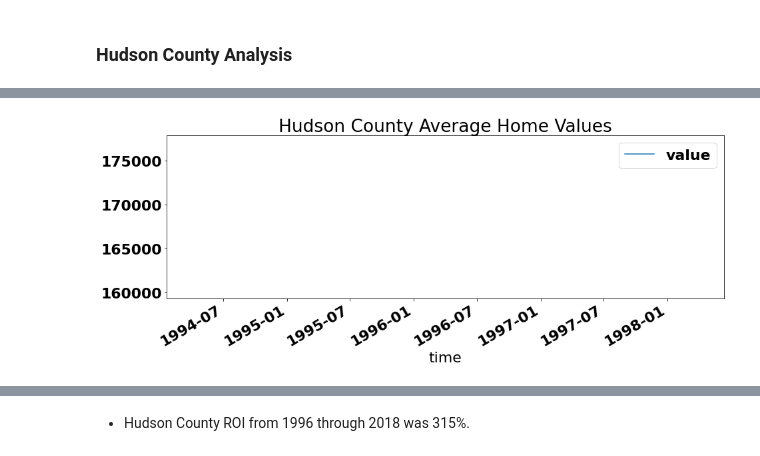
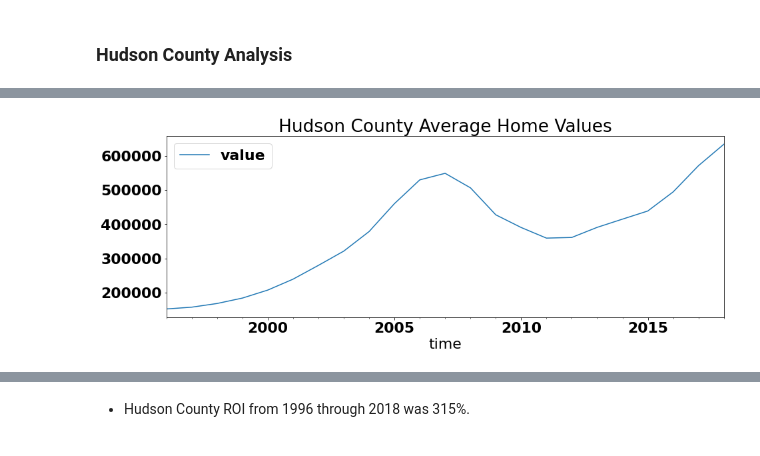
Before and after one commit to jmg0144/Zillow-Time-Series-Analysis, a Jupyter notebook: zillow-time-series-analysis.ipynb, the cells around one changed output, grey strips where cells are left out. Cells and saved outputs as stored; diff of their text form; code cells hidden in the pictures.

```diff
--- a/zillow-time-series-analysis.ipynb
+++ b/zillow-time-series-analysis.ipynb
@@ -156,5 +156,10 @@ memory usage: 9.1+ MB
 nj_df['RegionID'] = nj_df['RegionID'].astype(str)
 nj_df['RegionName'] = nj_df['RegionName'].astype(str)
 nj_df['SizeRank'] = nj_df['SizeRank'].astype(str)
+# %%
+def plot_values(df, title):
+#Plot the average annual home values of a dataframe
+    df.resample(rule='A').mean().plot(figsize=(15,5))
+    plt.title(title);
 # %%
 #Plot NJ average home values
@@ -186,11 +190,11 @@ ROLL = 12
 # %%
 # Creating rolling mean and std.
-nj_df['rolling_mean'] = nj_df['value'].rolling(window=ROLL).mean()
-nj_df['rolling_std'] = nj_df['value'].rolling(window=ROLL).std()
+#nj_df['rolling_mean'] = nj_df['value'].rolling(window=ROLL).mean()
+#nj_df['rolling_std'] = nj_df['value'].rolling(window=ROLL).std()
 
-fig, ax = plt.subplots(figsize=(12, 8))
-ax.plot(nj_df['value'], color='tab:blue', label='Value')
-ax.plot(nj_df['rolling_mean'], color='tab:orange', label='Rolling Mean')
-ax.plot(nj_df['rolling_std'], color='tab:green', label='Rolling Std')
-ax.legend()
-fig.tight_layout()
+#fig, ax = plt.subplots(figsize=(12, 8))
+#ax.plot(nj_df['value'], color='tab:blue', label='Value')
+#ax.plot(nj_df['rolling_mean'], color='tab:orange', label='Rolling Mean')
+#ax.plot(nj_df['rolling_std'], color='tab:green', label='Rolling Std')
+#ax.legend()
+#fig.tight_layout()
@@ -279,7 +263,9 @@ hudson_df
+# %%
+plot_values(hudson_df, 'Hudson County Average Home Values')
+# %% [output]
+[figure, added]
 # %%
-hudson_df.groupby('time').aggregate({'value':'mean'}).plot(figsize=(15,5))
-plt.title('Hudson County Average Home Values');
+#hudson_df.groupby('time').aggregate({'value':'mean'}).plot(figsize=(15,5))
+#plt.title('Hudson County Average Home Values');
-# %% [output]
-[figure, removed]
 # %%
 #Resample Hudson County data into yearly average
```
Also changed, not shown: parts of 173 cells of this notebook.
